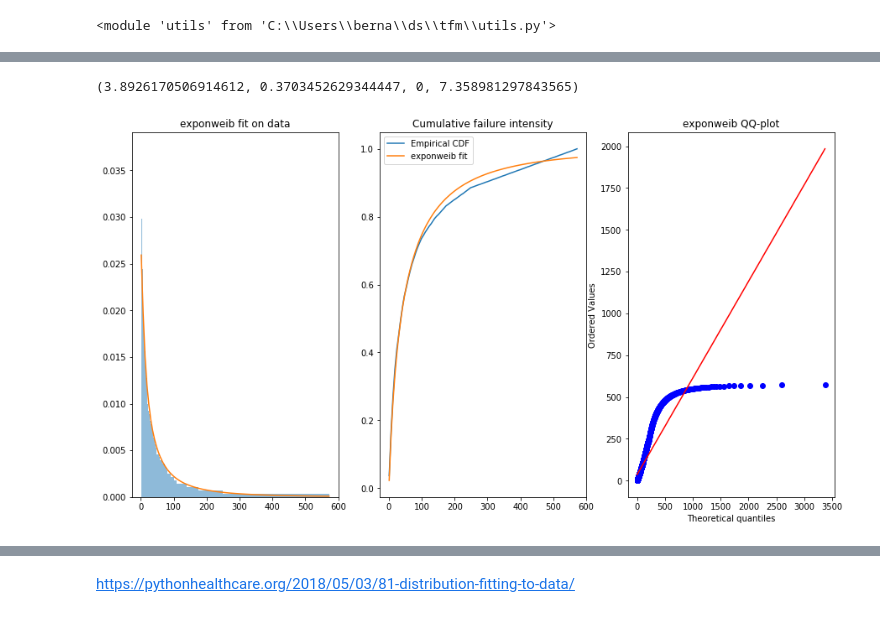
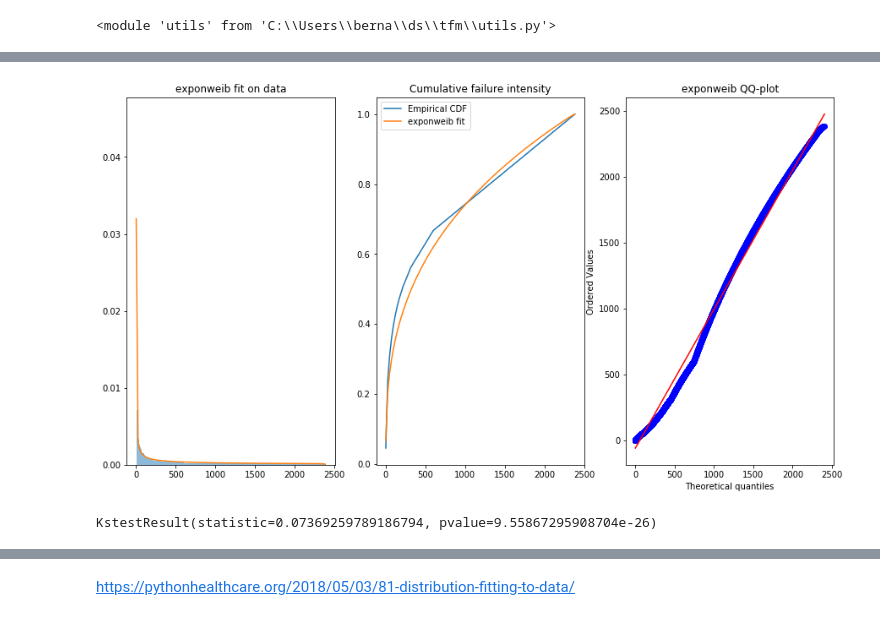
Before and after one commit to bernatesquirol/tfm, a Jupyter notebook: statistical_fit.ipynb, the cells around one changed output, grey strips where cells are left out. Saved outputs shown, nothing was run; the diff lists cells and outputs as text; code cells hidden in the pictures.

```diff
--- a/statistical_fit.ipynb
+++ b/statistical_fit.ipynb
@@ -50,9 +70,10 @@ plt.show()
 # %%
-def get_best_args_plot_result(y, dist_name):
+def plot_best_args(frequency, dist_name):
+    y = np.concatenate([np.zeros(v)+i+1 for i, v in enumerate(frequency.values)])
     #first
     plt.subplot(131)
     dist = getattr(scipy.stats, dist_name)
-    plt.hist(y, density=True, alpha=0.5, bins=len(users))
+    plt.hist(y, density=True, alpha=0.5, bins=len(users_actions))
     args = dist.fit(y, floc=0)
     x = np.linspace(y.min(), y.max(), 100)
     plt.plot(x, dist(*args).pdf(x))
@@ -69,13 +90,8 @@ def get_best_args_plot_result(y, dist_name):
     #third
     plt.subplot(133)
     from scipy.stats import probplot
-    probplot(y, dist=dist(*args),plot=plt)
+    probplot(y, dist=dist(*args),plot=plt, fit=True)
     plt.title("{} QQ-plot".format(dist_name))
 
     #plt.show()
     return args
-# %%
-get_best_args_plot_result(y, 'exponweib')
-# %% [output]
-(3.8926170506914612, 0.3703452629344447, 0, 7.358981297843565)
-[figure, removed]
@@ -81,0 +105,8 @@ get_best_args_plot_result(y, 'exponweib')
+# %%
+best_args = plot_best_args(users_actions, 'exponweib')
+# %% [output]
+[figure, added]
+# %%
+scipy.stats.kstest(y_actions, 'exponweib', args=best_args)
+# %% [output]
+KstestResult(statistic=0.07369259789186794, pvalue=9.55867295908704e-26)
```
Also changed, not shown: parts of 19 cells of this notebook, 8 other files.
